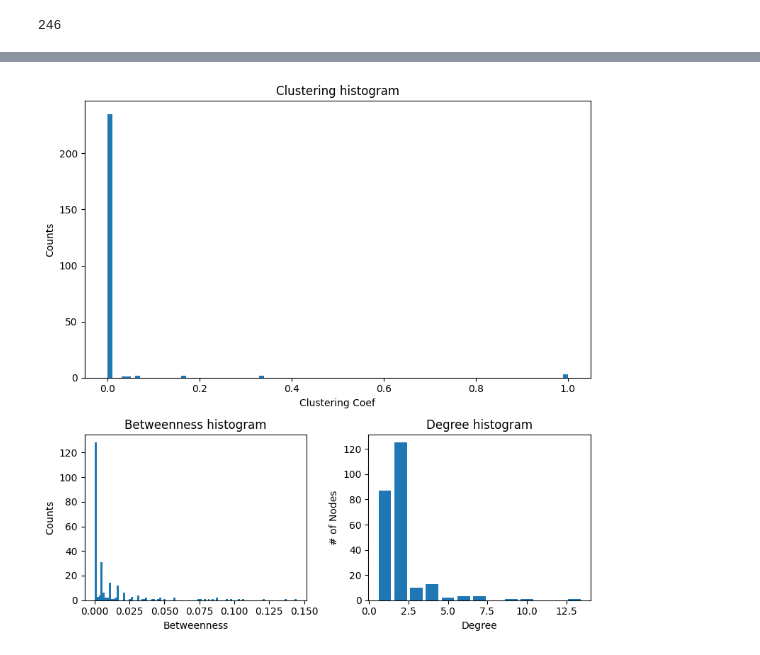
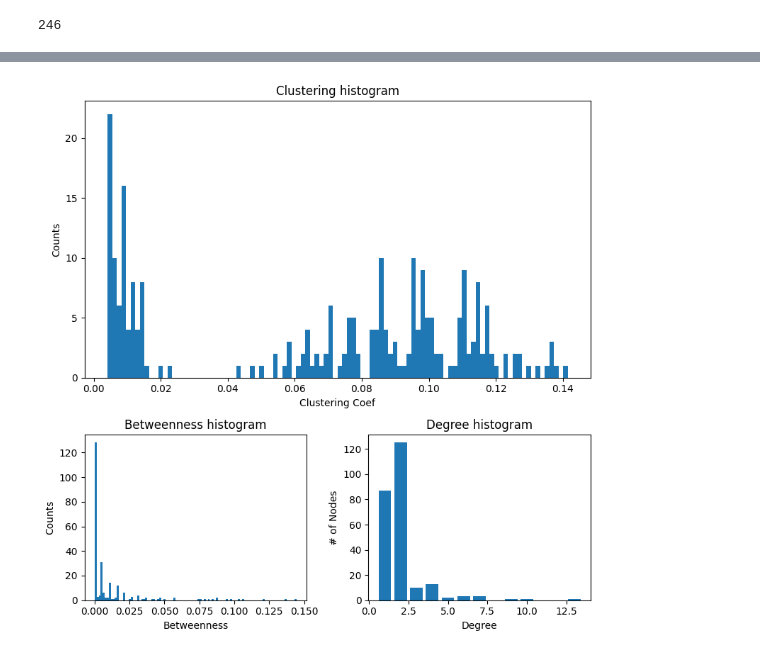
Before and after one commit to Jonathan-D-Franco/mining, a Jupyter notebook: real deal/twittertest.ipynb, the cells around one changed output, grey strips where cells are left out. Cells and saved outputs as stored; diff of their text form; code cells hidden in the pictures.

Commit message:
changed clustering for closeness

```diff
--- a/real deal/twittertest.ipynb
+++ b/real deal/twittertest.ipynb
@@ -234,33 +237,33 @@ degree_sequence2 = sorted((d for n, d in G2.degree()), reverse=True)
 dmax2 = max(degree_sequence)
 
 centrality2 = nx.betweenness_centrality(G2)
 
-clustering2 = nx.clustering(G2)
+closeness2 = nx.closeness_centrality(G2)
 
 fig = plt.figure("Degree of a random graph", figsize=(8, 8))
 # Create a gridspec for adding subplots of different sizes
 axgrid = fig.add_gridspec(5, 4)
 
 ax = fig.add_subplot(axgrid[0:3,:])
-ax.hist(clustering2.values(), bins=100)
+ax.hist(closeness2.values(), bins=100)
 ax.set_title("Clustering histogram")
 ax.set_xlabel("Clustering Coef")
 ax.set_ylabel("Counts")
 
 
 ax1 = fig.add_subplot(axgrid[3:,:2])
 ax1.hist(centrality2.values(), bins=100)
 ax1.set_title("Betweenness histogram")
 ax1.set_xlabel("Betweenness")
 ax1.set_ylabel("Counts")
 
 ax2 = fig.add_subplot(axgrid[3:, 2:])
 ax2.bar(*np.unique(degree_sequence2, return_counts=True))
 ax2.set_title("Degree histogram")
 ax2.set_xlabel("Degree")
 ax2.set_ylabel("# of Nodes")
 
 fig.tight_layout()
 plt.show()
 # %% [output]
-[figure, old version]
+[figure, new version]
```
Also changed, not shown: parts of 6 cells of this notebook, 4 other files.
